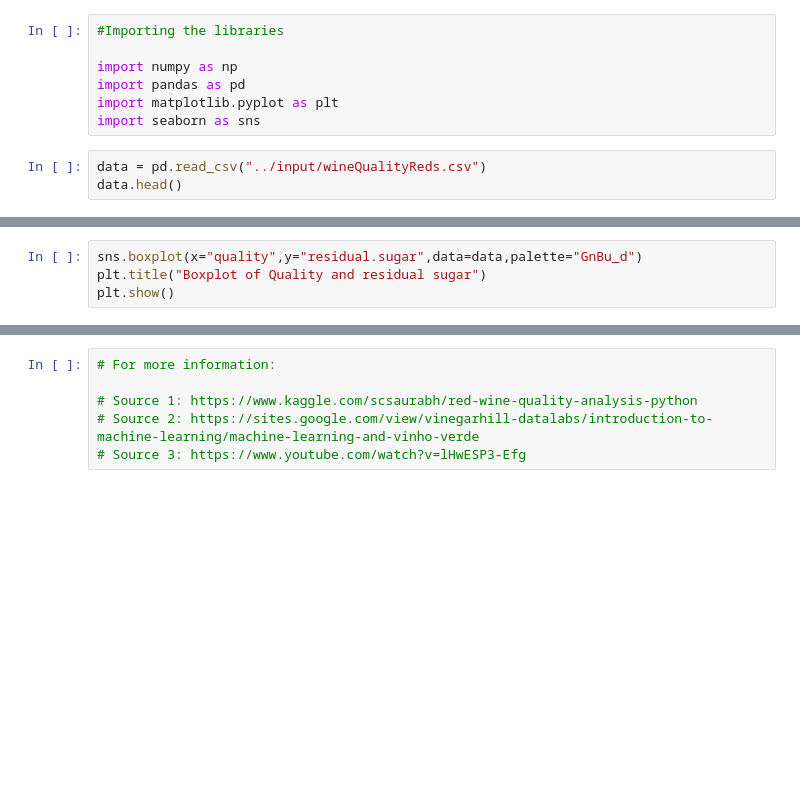
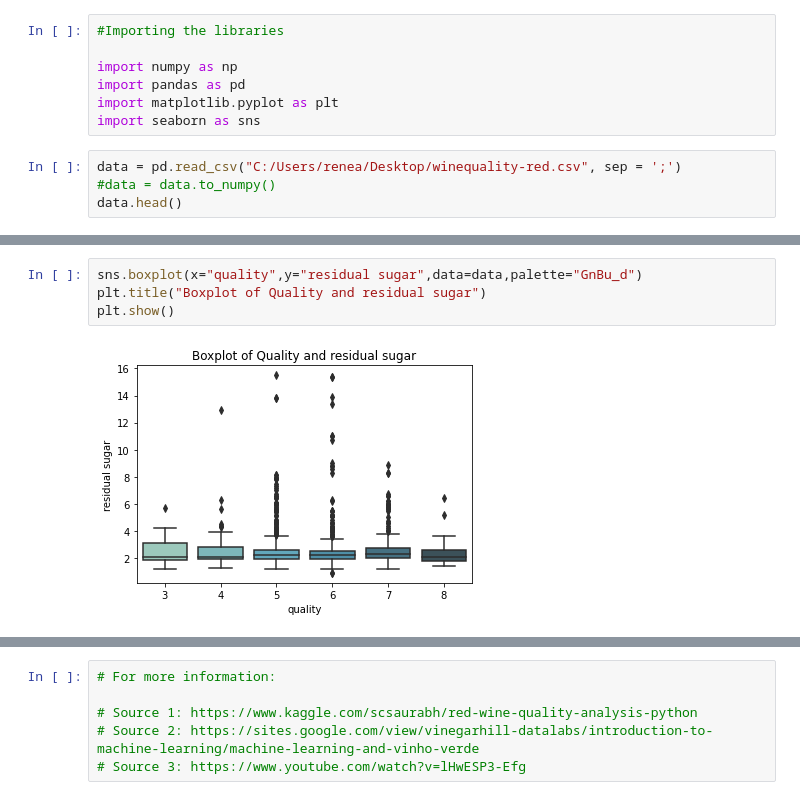
Before and after one commit to renecartaya/Quality-Analysis, a Jupyter notebook: Quality_Analysis.ipynb, the cells around one changed output, grey strips where cells are left out. Cells and saved outputs as stored; diff of their text form; blank space fills up the shorter version.

```diff
--- a/Quality_Analysis.ipynb
+++ b/Quality_Analysis.ipynb
@@ -6,5 +6,6 @@ import pandas as pd
 import matplotlib.pyplot as plt
 import seaborn as sns
 # %%
-data = pd.read_csv("../input/wineQualityReds.csv")
+data = pd.read_csv("C:/Users/renea/Desktop/winequality-red.csv", sep = ';')
+#data = data.to_numpy()
 data.head()
@@ -44,7 +126,9 @@ plt.show()
 # %%
-sns.boxplot(x="quality",y="residual.sugar",data=data,palette="GnBu_d")
+sns.boxplot(x="quality",y="residual sugar",data=data,palette="GnBu_d")
 plt.title("Boxplot of Quality and residual sugar")
 plt.show()
+# %% [output]
+[figure, added]
 # %%
 sns.boxplot(x="quality",y="density",data=data,palette="GnBu_d")
 plt.title("Boxplot of Quality and Density")
```
Also changed, not shown: parts of 18 cells of this notebook.
